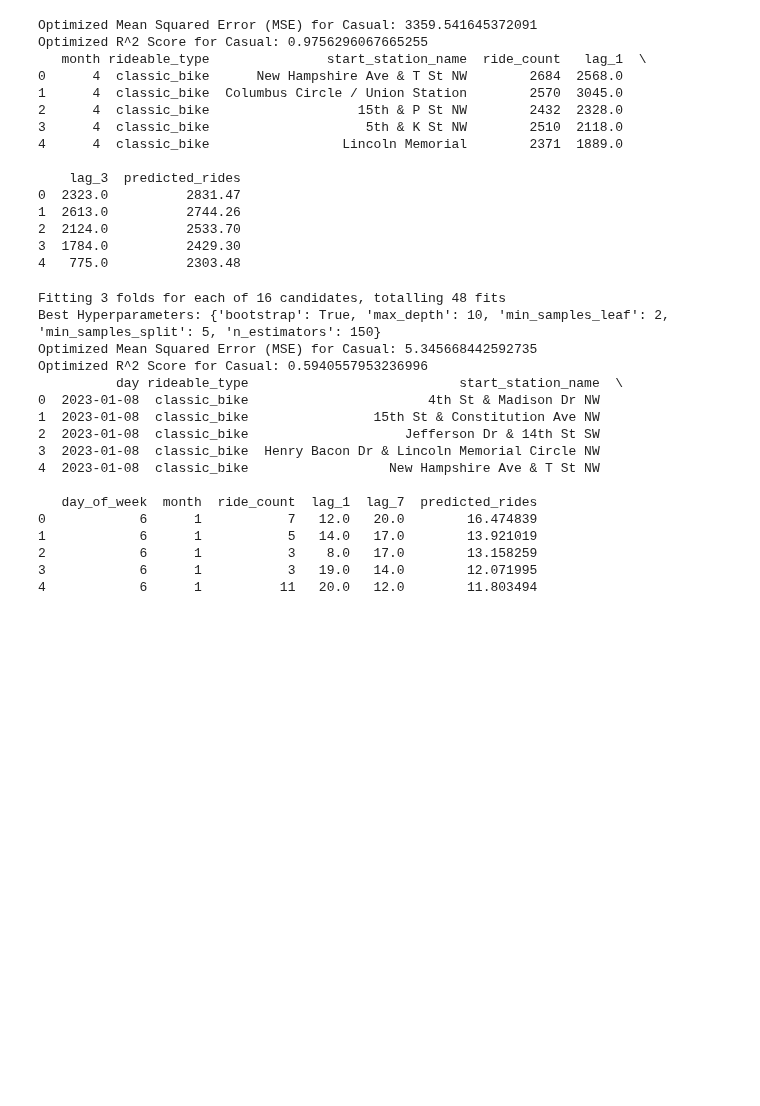
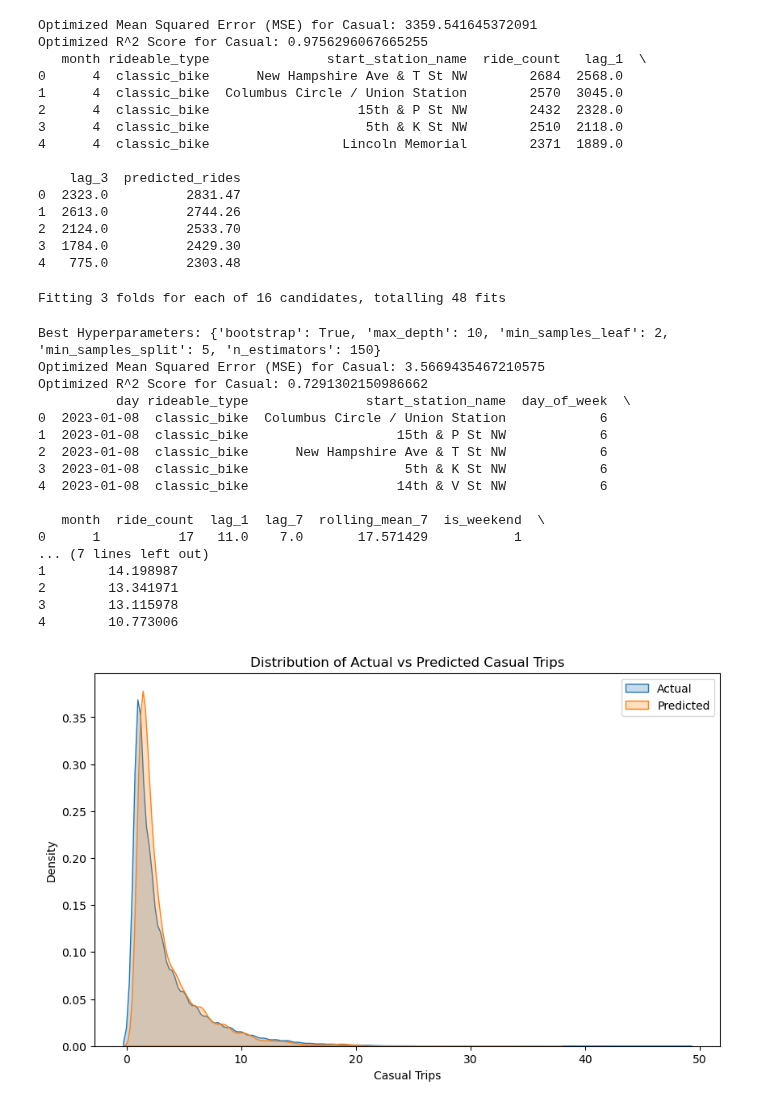
Before and after one commit to rakeshtparayil/capital_bike_share, a Jupyter notebook: capital_bike_share_demand_forecasting.ipynb, the cells around one changed output. Cells and saved outputs as stored; diff of their text form; code cells hidden in the pictures; blank space fills up the shorter version.

```diff
--- a/capital_bike_share_demand_forecasting.ipynb
+++ b/capital_bike_share_demand_forecasting.ipynb
@@ -358,6 +359,7 @@ stratified_sample['day'] = stratified_sample['started_at'].dt.date
 stratified_sample['day_of_week'] = stratified_sample['started_at'].dt.dayofweek
 stratified_sample['month'] = stratified_sample['started_at'].dt.month
 
+
 # Group by day, rideable_type, start_station_name, day_of_week, and month to get ride counts
 grouped = (stratified_sample.groupby(['day', 'rideable_type', 'start_station_name', 'day_of_week', 'month'], observed=True)
              .size()
@@ -368,11 +370,17 @@ grouped = (stratified_sample.groupby(['day', 'rideable_type', 'start_station_nam
 grouped['lag_1'] = grouped.groupby(['rideable_type', 'start_station_name'], observed=True)['ride_count'].shift(1)
 grouped['lag_7'] = grouped.groupby(['rideable_type', 'start_station_name'], observed=True)['ride_count'].shift(7)
 
-# Drop NaN values created by shifting
+# Rolling average to capture weekly trends
+grouped['rolling_mean_7'] = grouped.groupby(['rideable_type', 'start_station_name'], observed=True)['ride_count'].transform(lambda x: x.rolling(window=7).mean())
+
+# Weekend indicator
+grouped['is_weekend'] = grouped['day_of_week'].apply(lambda x: 1 if x >= 5 else 0)
+
+# Drop NaN values created by shifting and rolling averages
 grouped.dropna(inplace=True)
 
 # Define features and target
-X = grouped[['day_of_week', 'month', 'lag_1', 'lag_7']]
+X = grouped[['day_of_week', 'month', 'lag_1', 'lag_7', 'rolling_mean_7', 'is_weekend']]
 y = grouped['ride_count']
 
 # Train-test split
@@ -393,7 +401,6 @@ grid_search = GridSearchCV(estimator=RandomForestRegressor(random_state=42),
                             verbose=1,
                             n_jobs=-1,
                             scoring='r2')
-
 
 # Fit the model
 grid_search.fit(X_train, y_train)
@@ -420,7 +427,7 @@ comparison_df = pd.DataFrame({
 })
 
 # Predict future trips
-grouped['predicted_rides'] = best_model.predict(grouped[['day_of_week', 'month', 'lag_1', 'lag_7']])
+grouped['predicted_rides'] = best_model.predict(grouped[['day_of_week', 'month', 'lag_1', 'lag_7', 'rolling_mean_7', 'is_weekend']])
 
 # Get top 20 stations with the highest predicted rides
 top_20_predicted = (grouped.sort_values(['day', 'rideable_type', 'predicted_rides'], ascending=[True, True, False])
@@ -428,24 +435,34 @@ top_20_predicted = (grouped.sort_values(['day', 'rideable_type', 'predicted_ride
                                 .head(20)
                                 .reset_index(drop=True))
 
-
-
 print(top_20_predicted.head())
 # %% [output]
 Fitting 3 folds for each of 16 candidates, totalling 48 fits
-Best Hyperparameters: {'bootstrap': True, 'max_depth': 10, 'min_samples_leaf': 2, 'min_samples_split': 5, 'n_estimators': 150}
-Optimized Mean Squared Error (MSE) for Casual: 5.345668442592735
-Optimized R^2 Score for Casual: 0.5940557953236996
-          day rideable_type                           start_station_name  \
-0  2023-01-08  classic_bike                       4th St & Madison Dr NW
-1  2023-01-08  classic_bike                15th St & Constitution Ave NW
-2  2023-01-08  classic_bike                    Jefferson Dr & 14th St SW
-3  2023-01-08  classic_bike  Henry Bacon Dr & Lincoln Memorial Circle NW
-4  2023-01-08  classic_bike                  New Hampshire Ave & T St NW
-
-   day_of_week  month  ride_count  lag_1  lag_7  predicted_rides
-0            6      1           7   12.0   20.0        16.474839
-1            6      1           5   14.0   17.0        13.921019
-2            6      1           3    8.0   17.0        13.158259
-3            6      1           3   19.0   14.0        12.071995
-4            6      1          11   20.0   12.0        11.803494
+Best Hyperparameters: {'bootstrap': True, 'max_depth': 10, 'min_samples_leaf': 2, 'min_samples_split': 5, 'n_estimators': 150}
+Optimized Mean Squared Error (MSE) for Casual: 3.5669435467210575
+Optimized R^2 Score for Casual: 0.7291302150986662
+          day rideable_type               start_station_name  day_of_week  \
+0  2023-01-08  classic_bike  Columbus Circle / Union Station            6
+1  2023-01-08  classic_bike                   15th & P St NW            6
+2  2023-01-08  classic_bike      New Hampshire Ave & T St NW            6
+3  2023-01-08  classic_bike                    5th & K St NW            6
+4  2023-01-08  classic_bike                   14th & V St NW            6
+
+   month  ride_count  lag_1  lag_7  rolling_mean_7  is_weekend  \
+0      1          17   11.0    7.0       17.571429           1
+... (7 lines left out)
+1        14.198987
+2        13.341971
+3        13.115978
+4        10.773006
+# %%
+plt.figure(figsize=(10, 6))
+sns.kdeplot(y_test, label='Actual', fill=True)   # Replaced shade=True with fill=True
+sns.kdeplot(y_pred, label='Predicted', fill=True)
+
+plt.xlabel('Casual Trips')
+plt.title('Distribution of Actual vs Predicted Casual Trips')
+plt.legend()
+plt.show()
+# %% [output]
+[figure, added]
```
Also changed, not shown: parts of 2 cells of this notebook.
